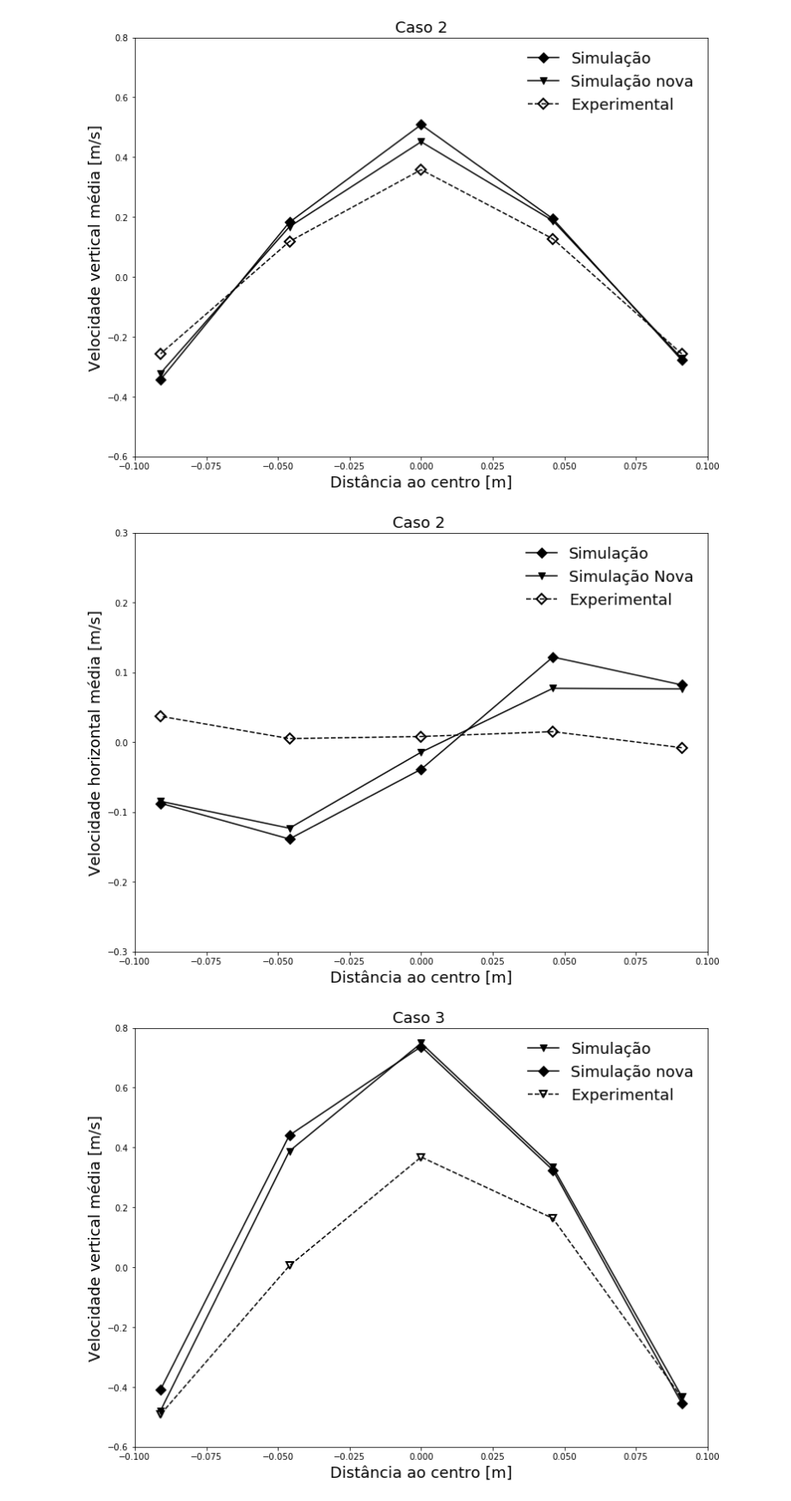
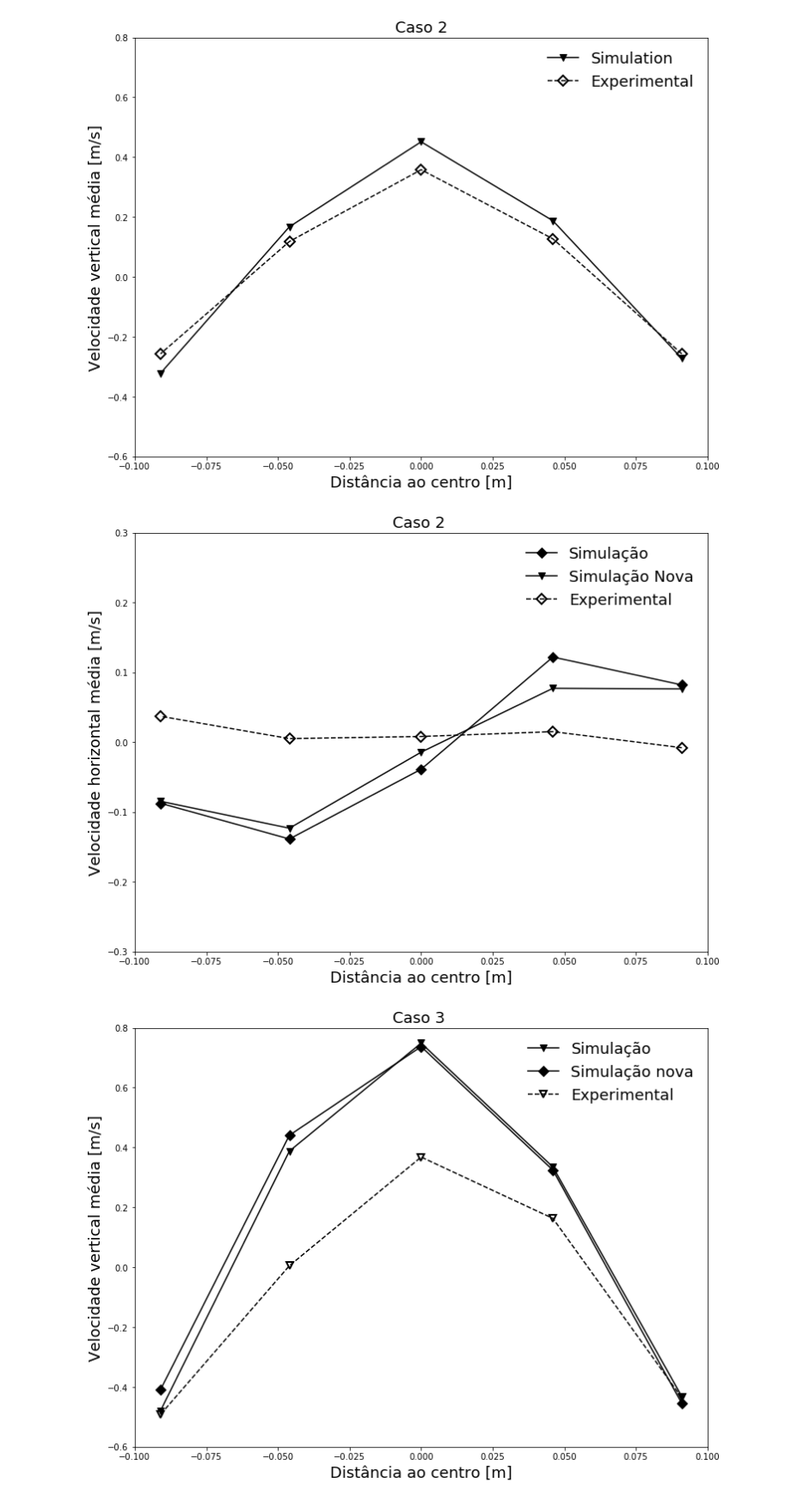
Before and after one commit to lucillalmeida/doutorado-validacoes, a Jupyter notebook: fluidized-bed/eulerian_velocity.ipynb, the cells around one changed output. Shown at 86% size. Saved outputs shown, nothing was run; the diff lists cells and outputs as text; code cells hidden in the pictures.

```diff
--- a/fluidized-bed/eulerian_velocity.ipynb
+++ b/fluidized-bed/eulerian_velocity.ipynb
@@ -284,32 +290,32 @@ plt.show()
 # %%
 #Case 2
 
-plt.plot(x, caso2_no_dist_v, linestyle = "-", color = "black", marker = 'D', markersize = 8, label = "Simulação")
-plt.plot(x, caso2_no_dist_v_alpha11, linestyle = "-", color = "black", marker = 'v', markersize = 8, label = "Simulação nova")
+#plt.plot(x, caso2_no_dist_v, linestyle = "-", color = "black", marker = 'D', markersize = 8, label = "Simulação")
+plt.plot(x, caso2_no_dist_v_alpha11, linestyle = "-", color = "black", marker = 'v', markersize = 8, label = "Simulation")
 plt.plot(x, caso2_experimental_lv, linestyle = "--", color = "black", marker = 'D', markeredgewidth=2, markerfacecolor="None", markersize = 8, label = "Experimental")
 #plt.plot(x, caso1_experimental_lv, linestyle = "--", color = "black", marker = 'v', markersize = 8, label = "Experimental - lagrangean")
 plt.title("Caso 2", fontsize = 18)
 plt.xlabel("Distância ao centro [m]", fontsize = 18)
 plt.ylabel("Velocidade vertical média [m/s]", fontsize = 18)
 plt.legend(fontsize = 18, frameon = False)
 plt.ylim(-0.6, 0.8)
 plt.savefig("caso2_sem_dist_vertical_velocity.png")
 plt.show()
 
 plt.plot(x, (caso2_no_dist_h), linestyle = "-", color = "black", marker = 'D', markersize = 8, label = "Simulação")
 plt.plot(x, (caso2_no_dist_h_alpha11), linestyle = "-", color = "black", marker = 'v', markersize = 8, label = "Simulação Nova")
 plt.plot(x, caso2_experimental_lh, linestyle = "--", color = "black", marker = 'D', markeredgewidth=2, markerfacecolor="None", markersize = 8, label = "Experimental")
 #plt.plot(x, caso1_experimental_lh, linestyle = "--", color = "black", marker = 'v', markersize = 8, label = "Experimental - lagrangean")
 plt.title("Caso 2 ", fontsize = 18)
 plt.xlabel("Distância ao centro [m]", fontsize = 18)
 plt.ylabel("Velocidade horizontal média [m/s]", fontsize = 18)
 plt.ylim(-0.3, 0.3)
 plt.legend(fontsize = 18, frameon = False)
 
 plt.savefig("caso2_sem_dist_horizontal_velocity.png")
 plt.show()
 # %% [output]
-[figure, old version]
+[figure, new version]
 [figure]
 # %%
 plt.plot(x, caso3_no_dist_v, linestyle = "-", color = "black", marker = 'v', markersize = 8, label = "Simulação")
```
Also changed, not shown: parts of 4 cells of this notebook, 9 other files.
